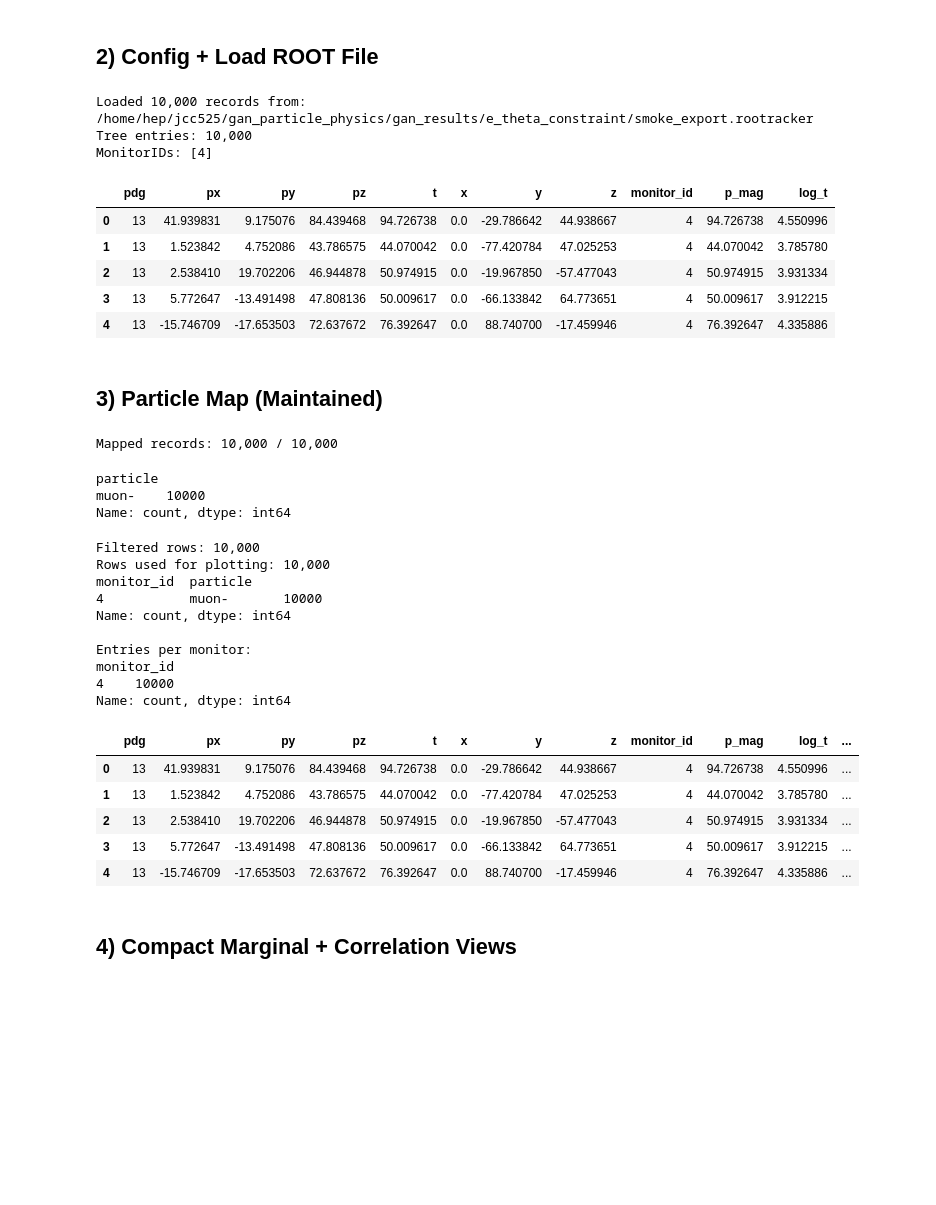
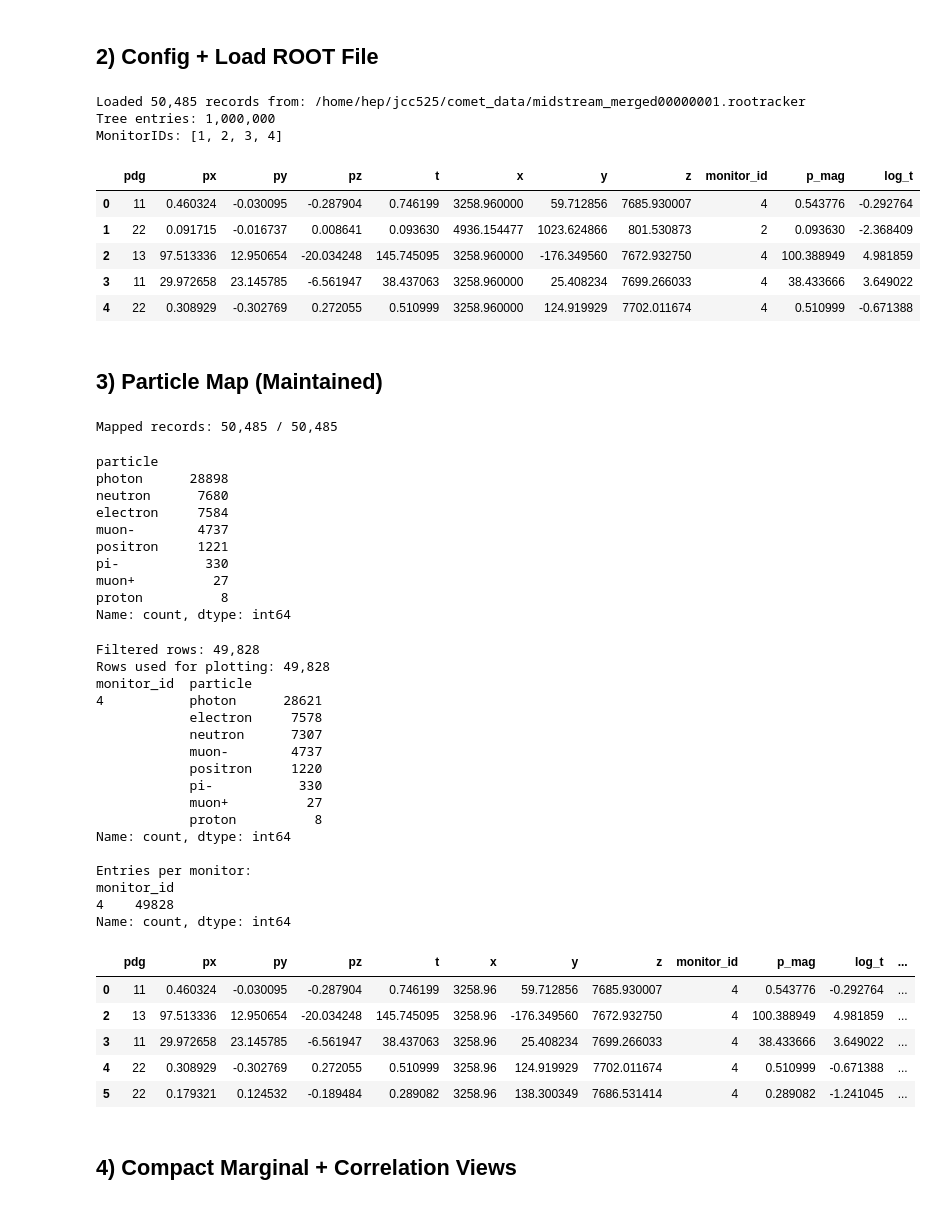
Before and after one commit to JonaCassens/gan_particle_physics, a Jupyter notebook: notebooks/particle_shape_exploration.ipynb, the cells around one changed output. Drawn from its saved outputs; the diff is of its cells as text; code cells hidden in the pictures; blank space fills up the shorter version.

```diff
--- a/notebooks/particle_shape_exploration.ipynb
+++ b/notebooks/particle_shape_exploration.ipynb
@@ -20,48 +20,48 @@ pd.set_option("display.max_columns", 200)
 # %%
 # FILE_PATH = "/vols/comet/users/jcassens/MC7/downstream/oa_g4_xxx_00000001-0000_cfmyfe5bzdtl_SG4_000.root"
 # TREE_NAME = "SIMG4/RooTrackerTree;101"
-# FILE_PATH = "/home/hep/jcc525/comet_data/midstream_merged00000001.rootracker"
-FILE_PATH = "/home/hep/jcc525/gan_particle_physics/gan_results/e_theta_constraint/smoke_export.rootracker"
+FILE_PATH = "/home/hep/jcc525/comet_data/midstream_merged00000001.rootracker"
+# FILE_PATH = "/home/hep/jcc525/gan_particle_physics/gan_results/e_theta_constraint/smoke_export.rootracker"
 TREE_NAME = "RooTrackerTree;1"
 
 with uproot.open(FILE_PATH) as root_file:
     tree = root_file[TREE_NAME]
     arrays = tree.arrays(["StdHepPdg", "StdHepP4", "StdHepX4", "MonitorID"], library="ak")
 
 pdg = ak.flatten(arrays["StdHepPdg"])
 p4 = ak.flatten(arrays["StdHepP4"])
 x4 = ak.flatten(arrays["StdHepX4"])
 monitor_id = ak.flatten(arrays["MonitorID"])
 
 base_df = pd.DataFrame({
     "pdg": ak.to_numpy(pdg),
     "px": ak.to_numpy(p4[:, 0]),
     "py": ak.to_numpy(p4[:, 1]),
     "pz": ak.to_numpy(p4[:, 2]),
     "t": ak.to_numpy(p4[:, 3]),
     "x": ak.to_numpy(x4[:, 0]),
     "y": ak.to_numpy(x4[:, 1]),
     "z": ak.to_numpy(x4[:, 2]),
     "monitor_id": ak.to_numpy(monitor_id),
 })
 
 base_df["p_mag"] = np.sqrt(base_df["px"]**2 + base_df["py"]**2 + base_df["pz"]**2)
 base_df["log_t"] = np.log(base_df["t"] + 1e-10)
 
 print(f"Loaded {len(base_df):,} records from: {FILE_PATH}")
 print(f"Tree entries: {tree.num_entries:,}")
 print(f"MonitorIDs: {sorted(base_df['monitor_id'].unique())}")
 base_df.head()
 # %% [output]
-Loaded 10,000 records from: /home/hep/jcc525/gan_particle_physics/gan_results/e_theta_constraint/smoke_export.rootracker
-Tree entries: 10,000
-MonitorIDs: [4]
+Loaded 50,485 records from: /home/hep/jcc525/comet_data/midstream_merged00000001.rootracker
+Tree entries: 1,000,000
+MonitorIDs: [1, 2, 3, 4]
 |  | pdg | px | py | pz | t | x | y | z | monitor_id | p_mag | log_t |
-| 0 | 13 | 41.939831 | 9.175076 | 84.439468 | 94.726738 | 0.0 | -29.786642 | 44.938667 | 4 | 94.726738 | 4.550996 |
-| 1 | 13 | 1.523842 | 4.752086 | 43.786575 | 44.070042 | 0.0 | -77.420784 | 47.025253 | 4 | 44.070042 | 3.785780 |
-| 2 | 13 | 2.538410 | 19.702206 | 46.944878 | 50.974915 | 0.0 | -19.967850 | -57.477043 | 4 | 50.974915 | 3.931334 |
-| 3 | 13 | 5.772647 | -13.491498 | 47.808136 | 50.009617 | 0.0 | -66.133842 | 64.773651 | 4 | 50.009617 | 3.912215 |
-| 4 | 13 | -15.746709 | -17.653503 | 72.637672 | 76.392647 | 0.0 | 88.740700 | -17.459946 | 4 | 76.392647 | 4.335886 |
+| 0 | 11 | 0.460324 | -0.030095 | -0.287904 | 0.746199 | 3258.960000 | 59.712856 | 7685.930007 | 4 | 0.543776 | -0.292764 |
+| 1 | 22 | 0.091715 | -0.016737 | 0.008641 | 0.093630 | 4936.154477 | 1023.624866 | 801.530873 | 2 | 0.093630 | -2.368409 |
+| 2 | 13 | 97.513336 | 12.950654 | -20.034248 | 145.745095 | 3258.960000 | -176.349560 | 7672.932750 | 4 | 100.388949 | 4.981859 |
+| 3 | 11 | 29.972658 | 23.145785 | -6.561947 | 38.437063 | 3258.960000 | 25.408234 | 7699.266033 | 4 | 38.433666 | 3.649022 |
+| 4 | 22 | 0.308929 | -0.302769 | 0.272055 | 0.510999 | 3258.960000 | 124.919929 | 7702.011674 | 4 | 0.510999 | -0.671388 |
 # %% [markdown]
 ## 3) Particle Map (Maintained)
 # %%
@@ -87,9 +87,16 @@ mapped_df = base_df.dropna(subset=["particle"]).copy()
 print(f"Mapped records: {len(mapped_df):,} / {len(base_df):,}")
 mapped_df["particle"].value_counts().head(20)
 # %% [output]
-Mapped records: 10,000 / 10,000
+Mapped records: 50,485 / 50,485
 particle
-muon-    10000
+photon      28898
+neutron      7680
+electron     7584
+muon-        4737
+positron     1221
+pi-           330
+muon+          27
+proton          8
 Name: count, dtype: int64
 # %%
 # Filters (maintained, now centralized)
@@ -116,22 +123,29 @@ print(filtered_df["monitor_id"].value_counts().sort_index())
 
 filtered_df.head()
 # %% [output]
-Filtered rows: 10,000
-Rows used for plotting: 10,000
+Filtered rows: 49,828
+Rows used for plotting: 49,828
 monitor_id  particle
-4           muon-       10000
+4           photon      28621
+            electron     7578
+            neutron      7307
+            muon-        4737
+            positron     1220
+            pi-           330
+            muon+          27
+            proton          8
 Name: count, dtype: int64
 
 Entries per monitor:
 monitor_id
-4    10000
+4    49828
 Name: count, dtype: int64
 |  | pdg | px | py | pz | t | x | y | z | monitor_id | p_mag | log_t | ... |
-| 0 | 13 | 41.939831 | 9.175076 | 84.439468 | 94.726738 | 0.0 | -29.786642 | 44.938667 | 4 | 94.726738 | 4.550996 | ... |
-| 1 | 13 | 1.523842 | 4.752086 | 43.786575 | 44.070042 | 0.0 | -77.420784 | 47.025253 | 4 | 44.070042 | 3.785780 | ... |
-| 2 | 13 | 2.538410 | 19.702206 | 46.944878 | 50.974915 | 0.0 | -19.967850 | -57.477043 | 4 | 50.974915 | 3.931334 | ... |
-| 3 | 13 | 5.772647 | -13.491498 | 47.808136 | 50.009617 | 0.0 | -66.133842 | 64.773651 | 4 | 50.009617 | 3.912215 | ... |
-| 4 | 13 | -15.746709 | -17.653503 | 72.637672 | 76.392647 | 0.0 | 88.740700 | -17.459946 | 4 | 76.392647 | 4.335886 | ... |
+| 0 | 11 | 0.460324 | -0.030095 | -0.287904 | 0.746199 | 3258.96 | 59.712856 | 7685.930007 | 4 | 0.543776 | -0.292764 | ... |
+| 2 | 13 | 97.513336 | 12.950654 | -20.034248 | 145.745095 | 3258.96 | -176.349560 | 7672.932750 | 4 | 100.388949 | 4.981859 | ... |
+| 3 | 11 | 29.972658 | 23.145785 | -6.561947 | 38.437063 | 3258.96 | 25.408234 | 7699.266033 | 4 | 38.433666 | 3.649022 | ... |
+| 4 | 22 | 0.308929 | -0.302769 | 0.272055 | 0.510999 | 3258.96 | 124.919929 | 7702.011674 | 4 | 0.510999 | -0.671388 | ... |
+| 5 | 22 | 0.179321 | 0.124532 | -0.189484 | 0.289082 | 3258.96 | 138.300349 | 7686.531414 | 4 | 0.289082 | -1.241045 | ... |
 # %% [markdown]
 ## 4) Compact Marginal + Correlation Views
 # %%
```
Also changed, not shown: parts of 2 cells of this notebook, 16 other files.
